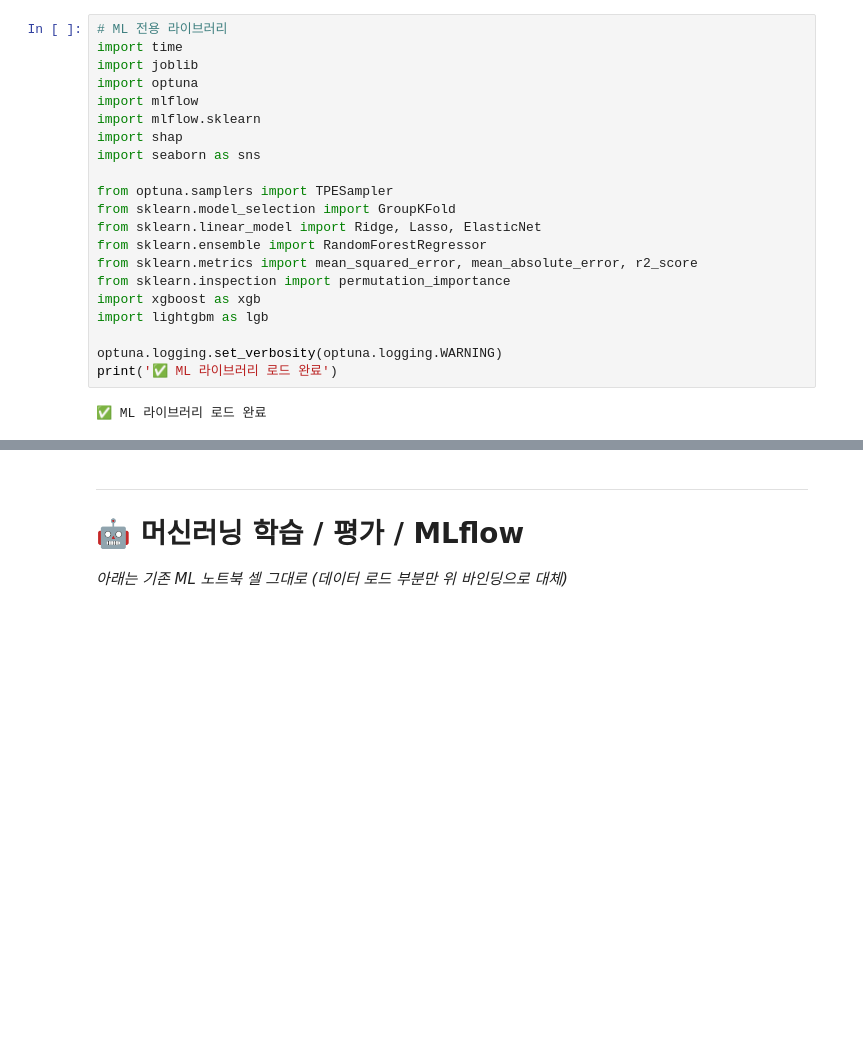
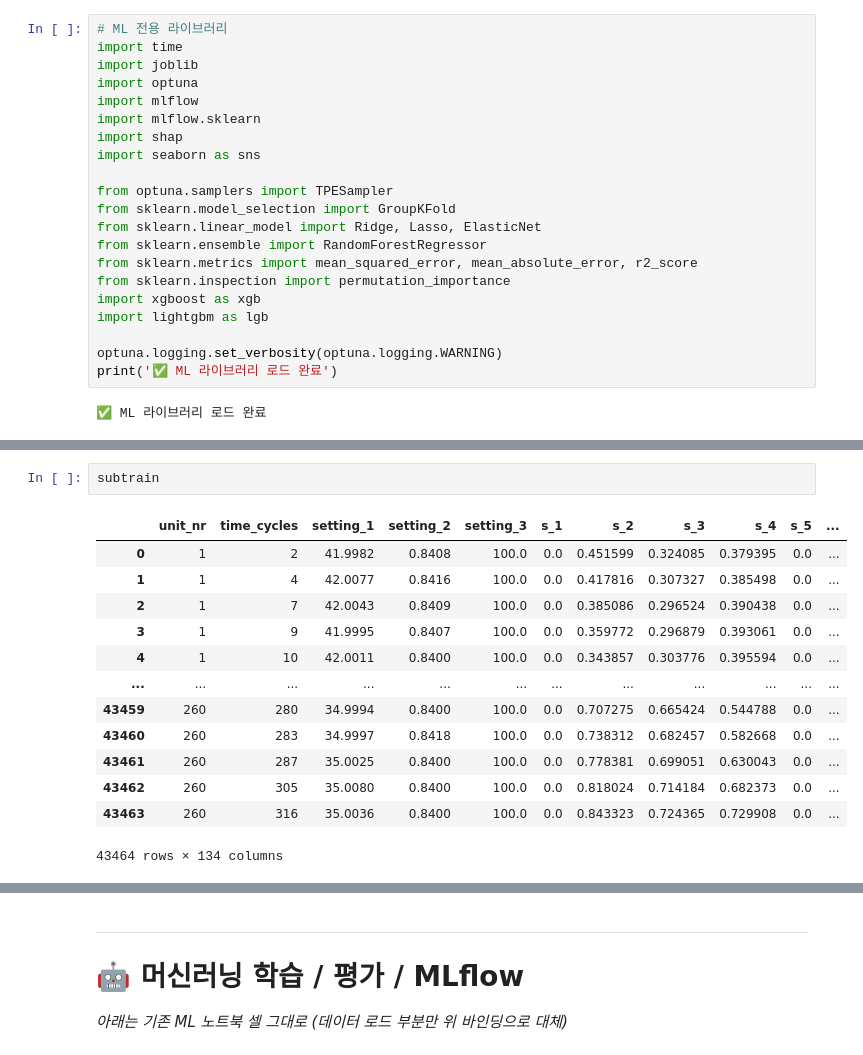
Before and after one commit to dlalswns0211/sparta_project_4_team16, a Jupyter notebook: SH/FD002_CMAPSS_Pipeline_ML_0426.ipynb, the cells around one changed output, grey strips where cells are left out. Drawn from its saved outputs; the diff is of its cells as text; blank space fills up the shorter version.

```diff
--- a/SH/FD002_CMAPSS_Pipeline_ML_0426.ipynb
+++ b/SH/FD002_CMAPSS_Pipeline_ML_0426.ipynb
@@ -465,0 +490,16 @@ print(f'  피처 수    : {len(MODEL_FEATURES)}개')
+# %%
+subtrain
+# %% [output]
+|  | unit_nr | time_cycles | setting_1 | setting_2 | setting_3 | s_1 | s_2 | s_3 | s_4 | s_5 | ... |
+| 0 | 1 | 2 | 41.9982 | 0.8408 | 100.0 | 0.0 | 0.451599 | 0.324085 | 0.379395 | 0.0 | ... |
+| 1 | 1 | 4 | 42.0077 | 0.8416 | 100.0 | 0.0 | 0.417816 | 0.307327 | 0.385498 | 0.0 | ... |
+| 2 | 1 | 7 | 42.0043 | 0.8409 | 100.0 | 0.0 | 0.385086 | 0.296524 | 0.390438 | 0.0 | ... |
+| 3 | 1 | 9 | 41.9995 | 0.8407 | 100.0 | 0.0 | 0.359772 | 0.296879 | 0.393061 | 0.0 | ... |
+| 4 | 1 | 10 | 42.0011 | 0.8400 | 100.0 | 0.0 | 0.343857 | 0.303776 | 0.395594 | 0.0 | ... |
+| ... | ... | ... | ... | ... | ... | ... | ... | ... | ... | ... | ... |
+| 43459 | 260 | 280 | 34.9994 | 0.8400 | 100.0 | 0.0 | 0.707275 | 0.665424 | 0.544788 | 0.0 | ... |
+| 43460 | 260 | 283 | 34.9997 | 0.8418 | 100.0 | 0.0 | 0.738312 | 0.682457 | 0.582668 | 0.0 | ... |
+| 43461 | 260 | 287 | 35.0025 | 0.8400 | 100.0 | 0.0 | 0.778381 | 0.699051 | 0.630043 | 0.0 | ... |
+| 43462 | 260 | 305 | 35.0080 | 0.8400 | 100.0 | 0.0 | 0.818024 | 0.714184 | 0.682373 | 0.0 | ... |
+| 43463 | 260 | 316 | 35.0036 | 0.8400 | 100.0 | 0.0 | 0.843323 | 0.724365 | 0.729908 | 0.0 | ... |
+43464 rows × 134 columns
```
Also changed, not shown: parts of 7 cells of this notebook, 7 other files.
